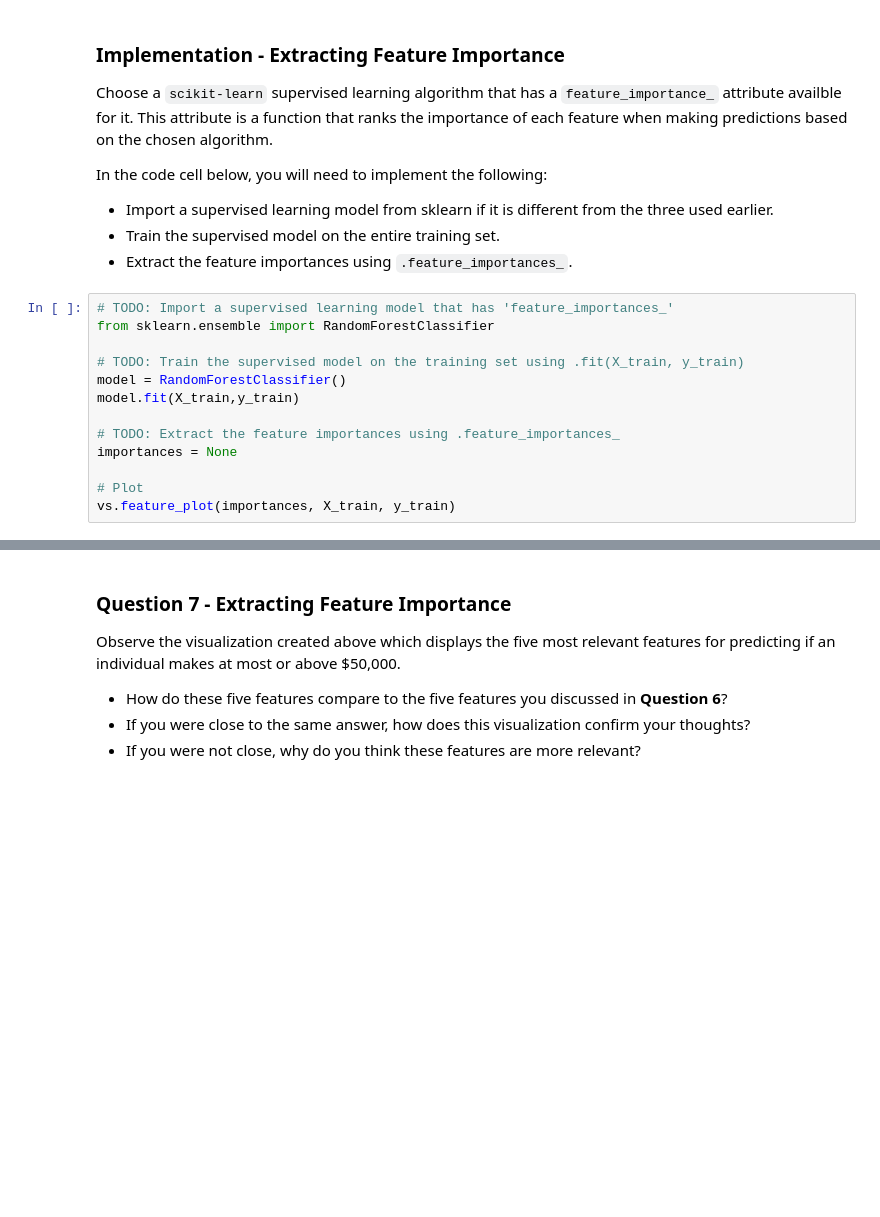
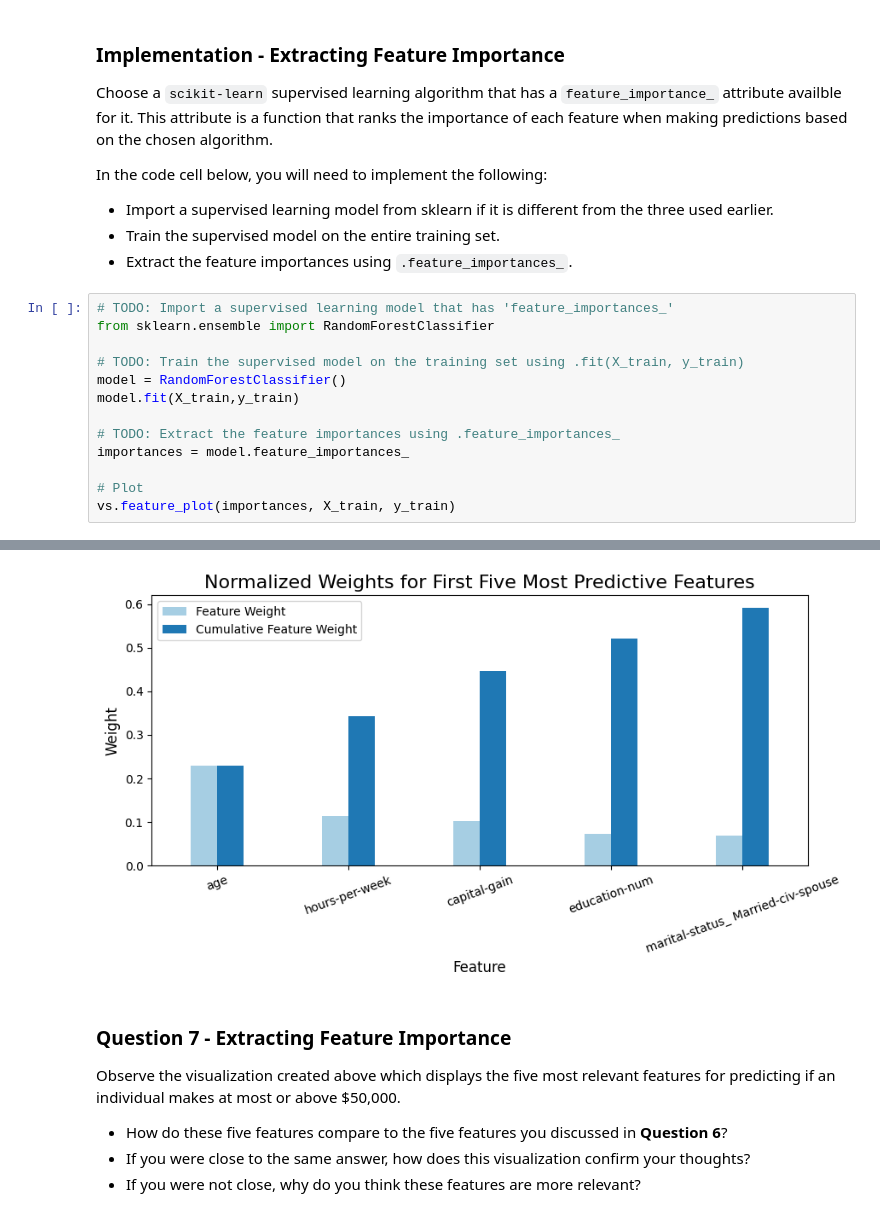
Before and after one commit to EssaAlsharif/Finding-Donors-Project, a Jupyter notebook: finding_donors.ipynb, the cells around one changed output, grey strips where cells are left out. Saved outputs shown, nothing was run; the diff lists cells and outputs as text; blank space fills up the shorter version.

```diff
--- a/finding_donors.ipynb
+++ b/finding_donors.ipynb
@@ -594,7 +594,7 @@ model = RandomForestClassifier()
 model.fit(X_train,y_train)
 
 # TODO: Extract the feature importances using .feature_importances_
-importances = None
+importances = model.feature_importances_
 
 # Plot
 vs.feature_plot(importances, X_train, y_train)
@@ -603,3 +602,4 @@ ImportError: cannot import name 'RandomForrestClassifier' from 'sklearn' (/usr/l
+[figure, added]
 # %% [markdown]
 ### Question 7 - Extracting Feature Importance
 
```
Also changed, not shown: parts of 2 cells of this notebook.
